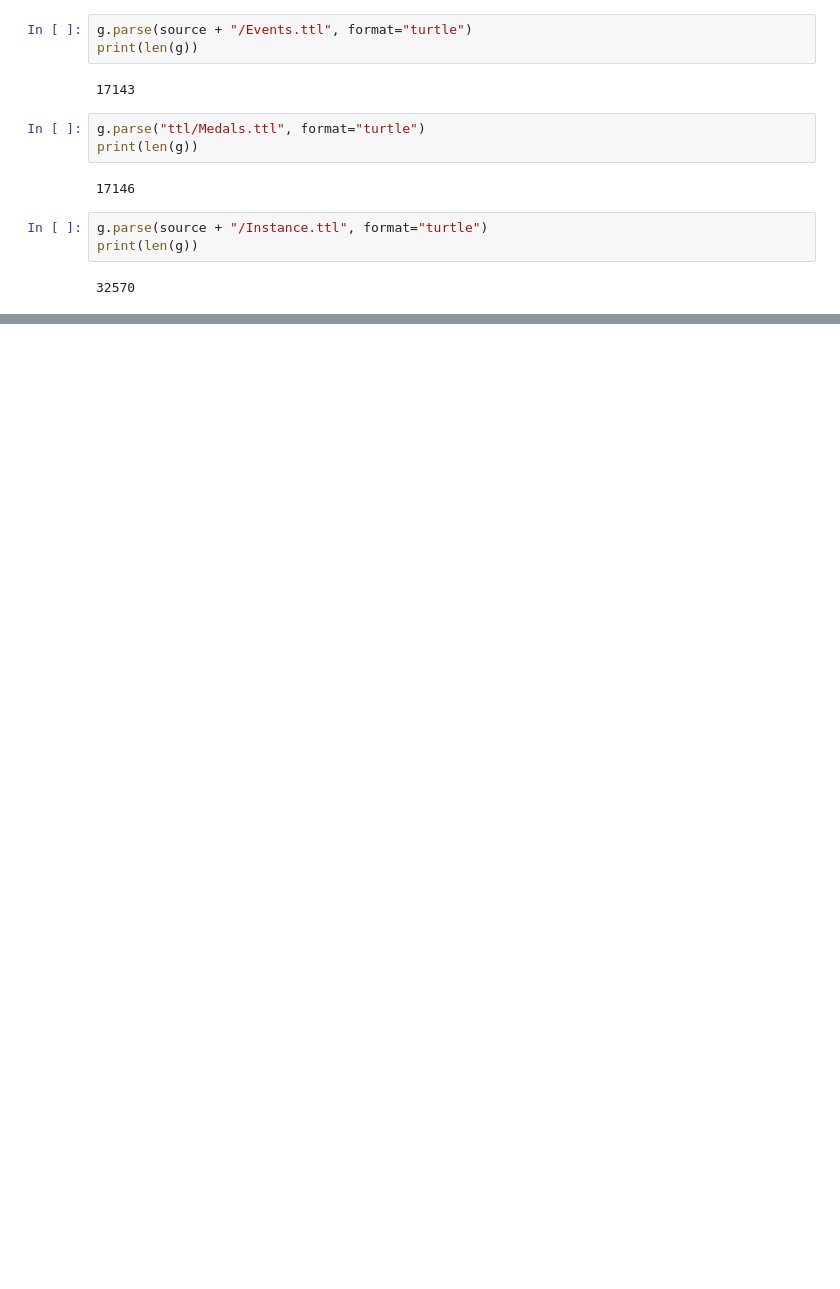
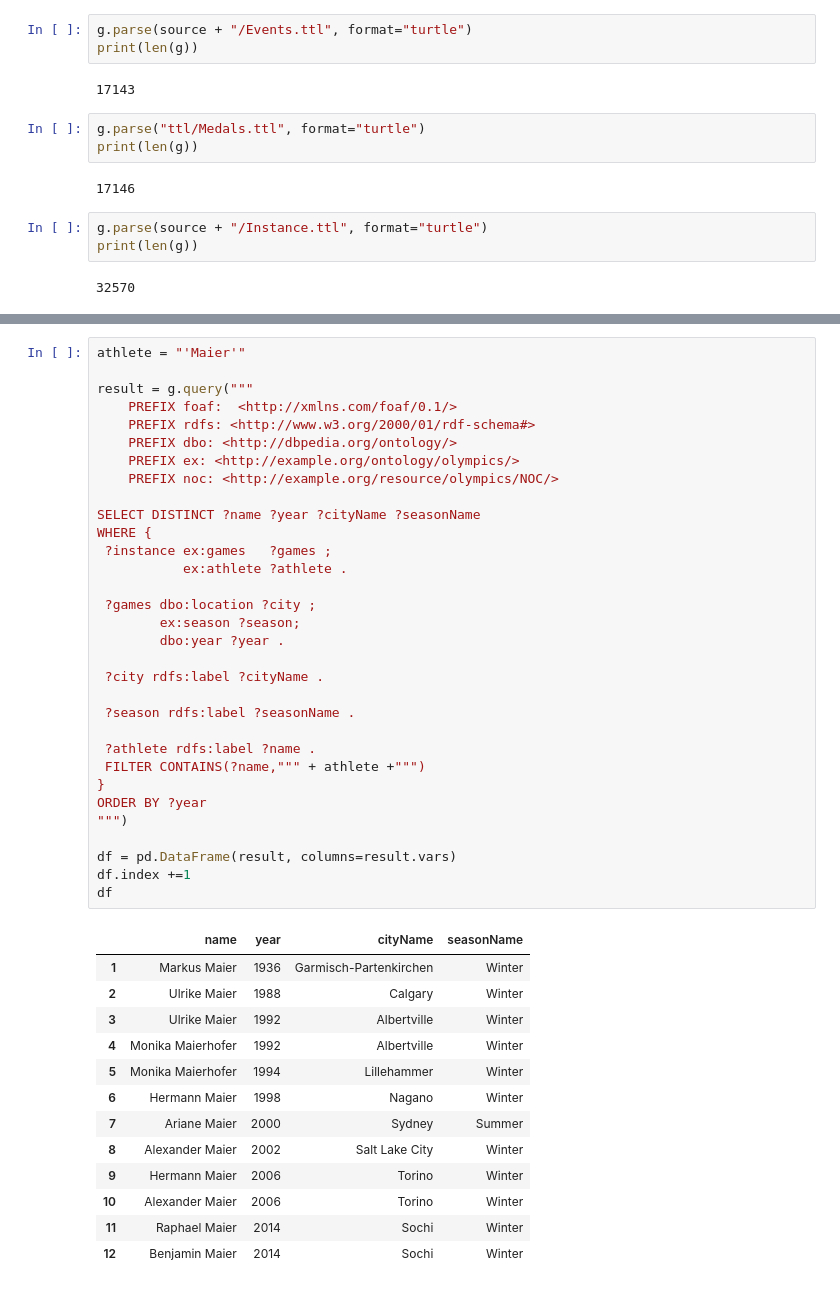
Before and after one commit to gunharth/120-years-of-Olympic-history, a Jupyter notebook: 02_Olympics.ipynb, the cells around one changed output, grey strips where cells are left out. Saved outputs shown, nothing was run; the diff lists cells and outputs as text; blank space fills up the shorter version.

```diff
--- a/02_Olympics.ipynb
+++ b/02_Olympics.ipynb
@@ -134,0 +166,46 @@ Total  313
+# %%
+athlete = "'Maier'"
+
+result = g.query("""
+    PREFIX foaf:  <http://xmlns.com/foaf/0.1/>
+    PREFIX rdfs: <http://www.w3.org/2000/01/rdf-schema#>
+    PREFIX dbo: <http://dbpedia.org/ontology/>
+    PREFIX ex: <http://example.org/ontology/olympics/>
+    PREFIX noc: <http://example.org/resource/olympics/NOC/>
+
+SELECT DISTINCT ?name ?year ?cityName ?seasonName
+WHERE {
+ ?instance ex:games   ?games ;
+           ex:athlete ?athlete .
+
+ ?games dbo:location ?city ;
+        ex:season ?season;
+        dbo:year ?year .
+
+ ?city rdfs:label ?cityName .
+
+ ?season rdfs:label ?seasonName .
+
+ ?athlete rdfs:label ?name .
+ FILTER CONTAINS(?name,""" + athlete +""")
+}
+ORDER BY ?year
+""")
+
+df = pd.DataFrame(result, columns=result.vars)
+df.index +=1
+df
+# %% [output]
+|  | name | year | cityName | seasonName |
+| 1 | Markus Maier | 1936 | Garmisch-Partenkirchen | Winter |
+| 2 | Ulrike Maier | 1988 | Calgary | Winter |
+| 3 | Ulrike Maier | 1992 | Albertville | Winter |
+| 4 | Monika Maierhofer | 1992 | Albertville | Winter |
+| 5 | Monika Maierhofer | 1994 | Lillehammer | Winter |
+| 6 | Hermann Maier | 1998 | Nagano | Winter |
+| 7 | Ariane Maier | 2000 | Sydney | Summer |
+| 8 | Alexander Maier | 2002 | Salt Lake City | Winter |
+| 9 | Hermann Maier | 2006 | Torino | Winter |
+| 10 | Alexander Maier | 2006 | Torino | Winter |
+| 11 | Raphael Maier | 2014 | Sochi | Winter |
+| 12 | Benjamin Maier | 2014 | Sochi | Winter |
```
Also changed, not shown: parts of 8 cells of this notebook, 3 other files.
